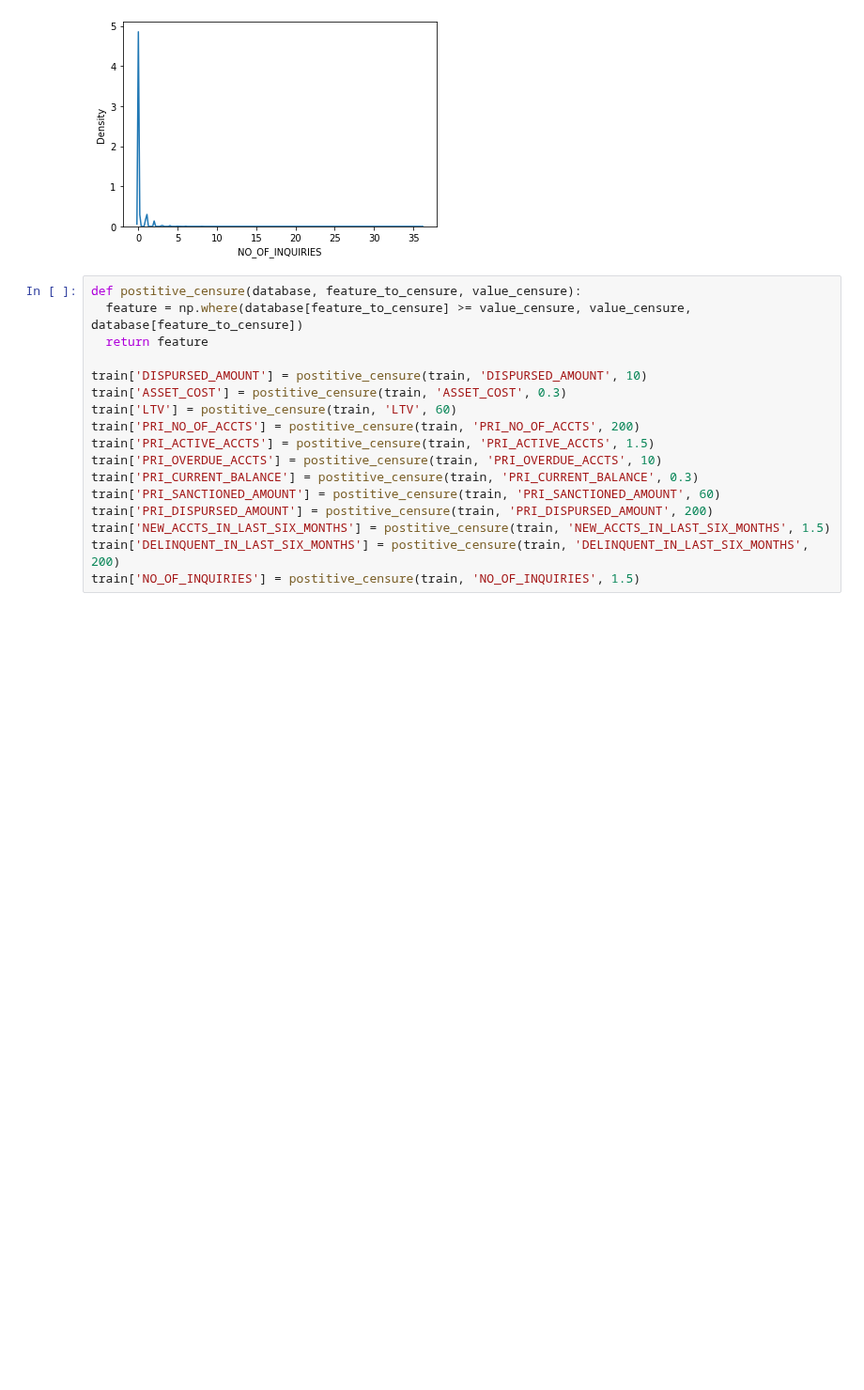
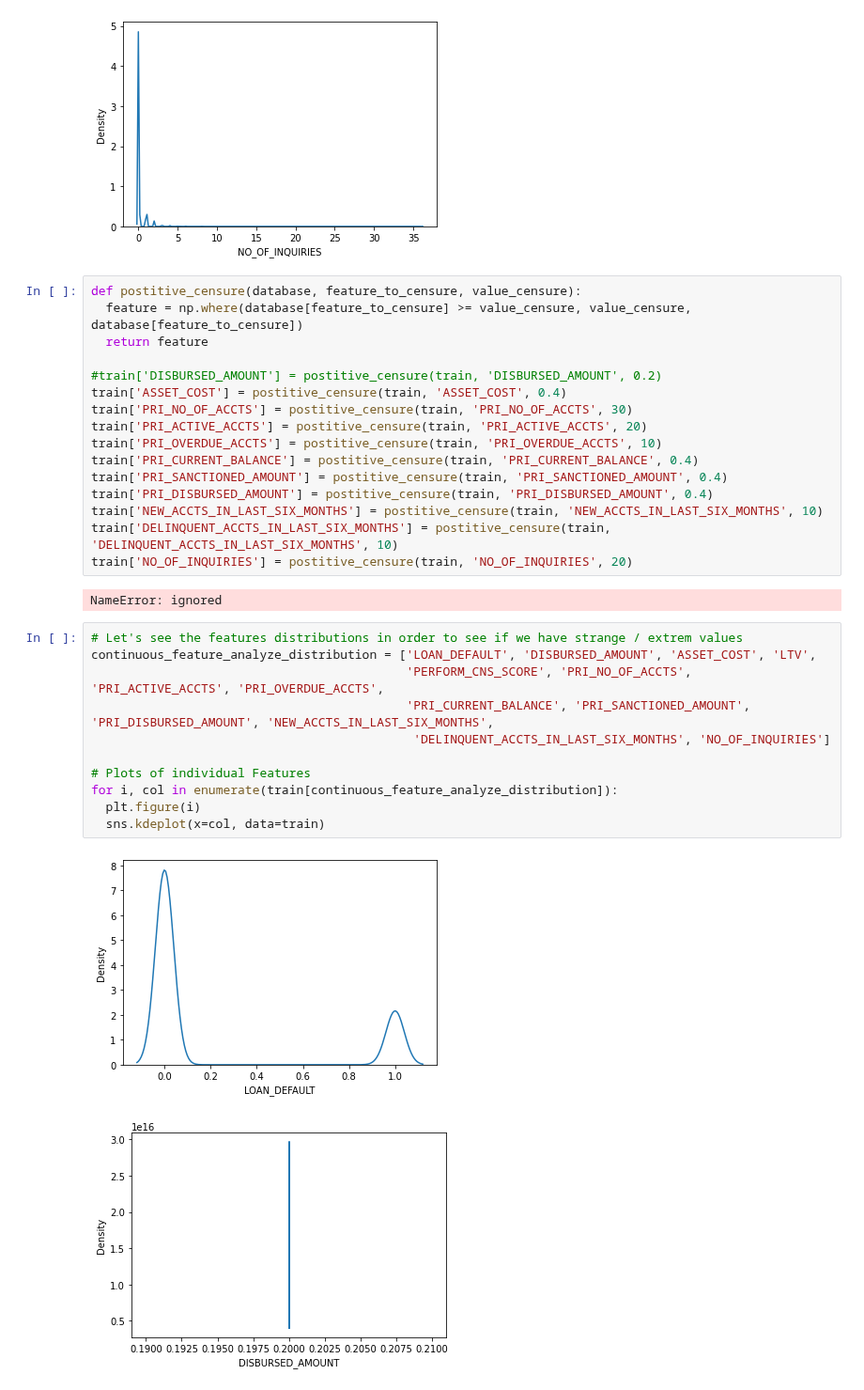
Before and after one commit to kenneth-craig/academyPub, a Jupyter notebook: vehicle_load_analysis.ipynb, the cells around one changed output. Shown at 94% size. Drawn from its saved outputs; the diff is of its cells as text; blank space fills up the shorter version.

```diff
--- a/vehicle_load_analysis.ipynb
+++ b/vehicle_load_analysis.ipynb
@@ -243,15 +227,30 @@ def postitive_censure(database, feature_to_censure, value_censure):
   feature = np.where(database[feature_to_censure] >= value_censure, value_censure, database[feature_to_censure])
   return feature
 
-train['DISPURSED_AMOUNT'] = postitive_censure(train, 'DISPURSED_AMOUNT', 10)
-train['ASSET_COST'] = postitive_censure(train, 'ASSET_COST', 0.3)
-train['LTV'] = postitive_censure(train, 'LTV', 60)
-train['PRI_NO_OF_ACCTS'] = postitive_censure(train, 'PRI_NO_OF_ACCTS', 200)
-train['PRI_ACTIVE_ACCTS'] = postitive_censure(train, 'PRI_ACTIVE_ACCTS', 1.5)
+#train['DISBURSED_AMOUNT'] = postitive_censure(train, 'DISBURSED_AMOUNT', 0.2)
+train['ASSET_COST'] = postitive_censure(train, 'ASSET_COST', 0.4)
+train['PRI_NO_OF_ACCTS'] = postitive_censure(train, 'PRI_NO_OF_ACCTS', 30)
+train['PRI_ACTIVE_ACCTS'] = postitive_censure(train, 'PRI_ACTIVE_ACCTS', 20)
 train['PRI_OVERDUE_ACCTS'] = postitive_censure(train, 'PRI_OVERDUE_ACCTS', 10)
-train['PRI_CURRENT_BALANCE'] = postitive_censure(train, 'PRI_CURRENT_BALANCE', 0.3)
-train['PRI_SANCTIONED_AMOUNT'] = postitive_censure(train, 'PRI_SANCTIONED_AMOUNT', 60)
-train['PRI_DISPURSED_AMOUNT'] = postitive_censure(train, 'PRI_DISPURSED_AMOUNT', 200)
-train['NEW_ACCTS_IN_LAST_SIX_MONTHS'] = postitive_censure(train, 'NEW_ACCTS_IN_LAST_SIX_MONTHS', 1.5)
-train['DELINQUENT_IN_LAST_SIX_MONTHS'] = postitive_censure(train, 'DELINQUENT_IN_LAST_SIX_MONTHS', 200)
-train['NO_OF_INQUIRIES'] = postitive_censure(train, 'NO_OF_INQUIRIES', 1.5)
+train['PRI_CURRENT_BALANCE'] = postitive_censure(train, 'PRI_CURRENT_BALANCE', 0.4)
+train['PRI_SANCTIONED_AMOUNT'] = postitive_censure(train, 'PRI_SANCTIONED_AMOUNT', 0.4)
+train['PRI_DISBURSED_AMOUNT'] = postitive_censure(train, 'PRI_DISBURSED_AMOUNT', 0.4)
+train['NEW_ACCTS_IN_LAST_SIX_MONTHS'] = postitive_censure(train, 'NEW_ACCTS_IN_LAST_SIX_MONTHS', 10)
+train['DELINQUENT_ACCTS_IN_LAST_SIX_MONTHS'] = postitive_censure(train, 'DELINQUENT_ACCTS_IN_LAST_SIX_MONTHS', 10)
+train['NO_OF_INQUIRIES'] = postitive_censure(train, 'NO_OF_INQUIRIES', 20)
+# %% [output]
+NameError: ignored
+# %%
+# Let's see the features distributions in order to see if we have strange / extrem values
+continuous_feature_analyze_distribution = ['LOAN_DEFAULT', 'DISBURSED_AMOUNT', 'ASSET_COST', 'LTV',
+                                           'PERFORM_CNS_SCORE', 'PRI_NO_OF_ACCTS', 'PRI_ACTIVE_ACCTS', 'PRI_OVERDUE_ACCTS',
+                                           'PRI_CURRENT_BALANCE', 'PRI_SANCTIONED_AMOUNT', 'PRI_DISBURSED_AMOUNT', 'NEW_ACCTS_IN_LAST_SIX_MONTHS',
+                                            'DELINQUENT_ACCTS_IN_LAST_SIX_MONTHS', 'NO_OF_INQUIRIES']
+
+# Plots of individual Features
+for i, col in enumerate(train[continuous_feature_analyze_distribution]):
+  plt.figure(i)
+  sns.kdeplot(x=col, data=train)
+# %% [output]
+[figure, added]
+[figure, added]
```
Also changed, not shown: parts of 6 cells of this notebook.
